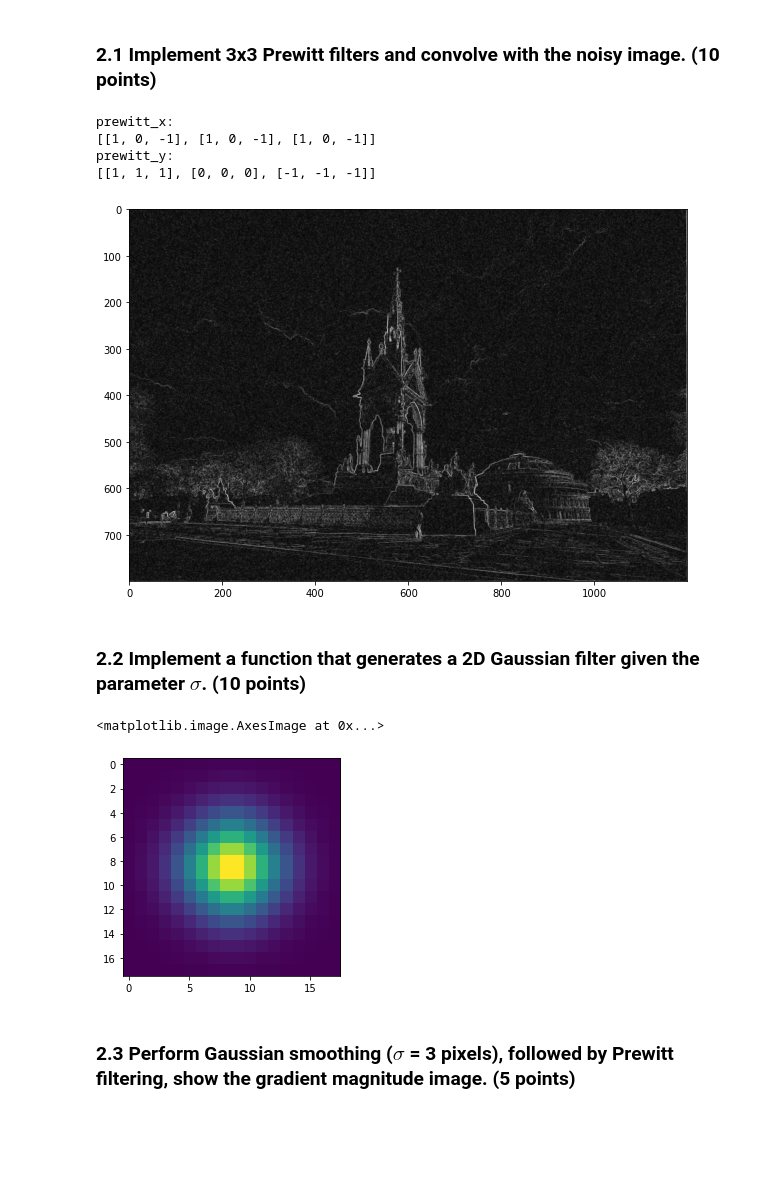
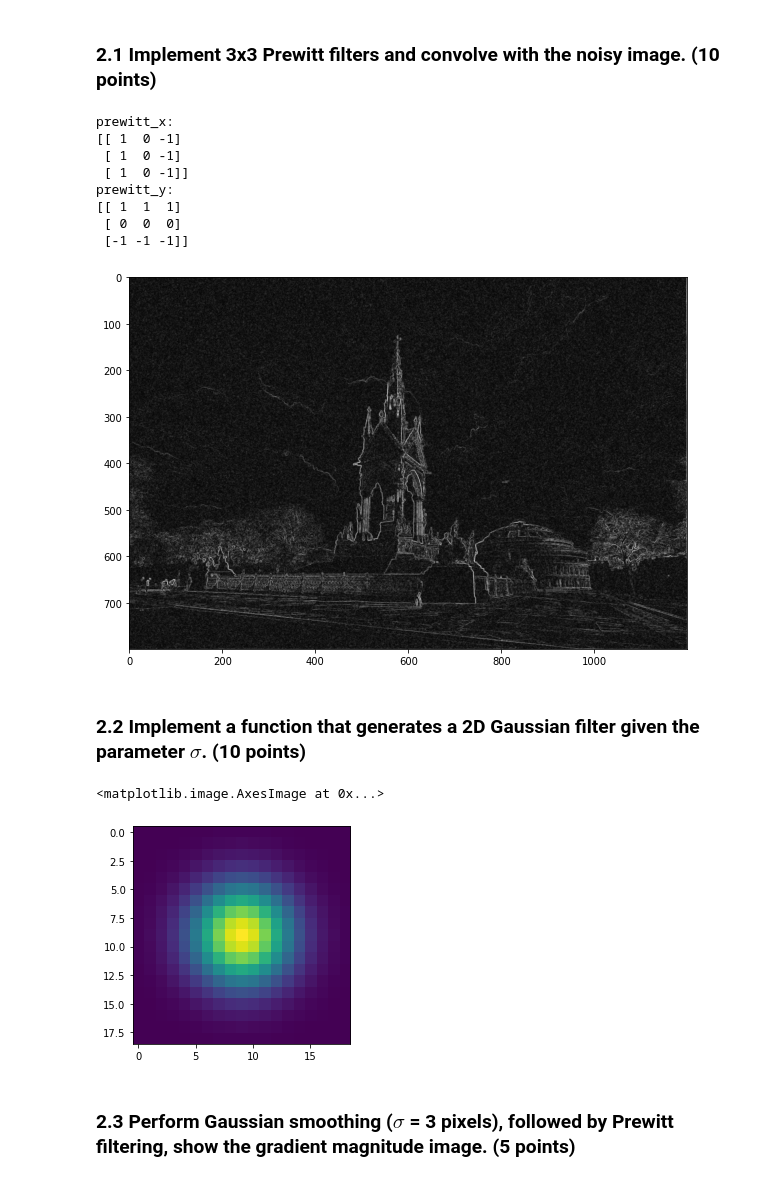
Before and after one commit to xw2519/Computer_Vision, a Jupyter notebook: Coursework/coursework_01/coursework_01.ipynb, the cells around one changed output. Drawn from its saved outputs; the diff is of its cells as text; code cells hidden in the pictures; blank space fills up the shorter version.

```diff
--- a/Coursework/coursework_01/coursework_01.ipynb
+++ b/Coursework/coursework_01/coursework_01.ipynb
@@ -79,7 +79,7 @@ Filter h:
 ### 1.2 Filter the noisy image with a 11x11 moving average filter. (5 points)
 # %%
 # Design the filter h
-h = [[1/11 for _ in range(11)] for _ in range(11)]
+h = np.ones((11, 11))/121
 
 # Convolve the corrupted image with h using scipy.signal.convolve2d function
 image_filtered = scipy.signal.convolve2d(image_noisy, h)
@@ -111,12 +126,12 @@ Perform edge detection using Prewitt filtering, as well as Gaussian + Prewitt fi
 ### 2.1 Implement 3x3 Prewitt filters and convolve with the noisy image. (10 points)
 # %%
 # Design the Prewitt filters
-prewitt_x = [[1, 0, -1],
-             [1, 0, -1],
-             [1, 0, -1]]
-prewitt_y = [[1, 1, 1],
-             [0, 0, 0],
-             [-1, -1, -1]]
+prewitt_x = np.array([[1, 0, -1],
+                      [1, 0, -1],
+                      [1, 0, -1]])
+prewitt_y = np.array([[1, 1, 1],
+                      [0, 0, 0],
+                      [-1, -1, -1]])
 
 # Prewitt filtering
 # 'mode': A string indicating the size of the output
@@ -138,38 +153,48 @@ plt.imshow(grad_mag, cmap='gray')
 plt.gcf().set_size_inches(10, 8)
 # %% [output]
 prewitt_x:
-[[1, 0, -1], [1, 0, -1], [1, 0, -1]]
+[[ 1  0 -1]
+ [ 1  0 -1]
+ [ 1  0 -1]]
 prewitt_y:
-[[1, 1, 1], [0, 0, 0], [-1, -1, -1]]
+[[ 1  1  1]
+ [ 0  0  0]
+ [-1 -1 -1]]
 [figure]
 # %% [markdown]
 ### 2.2 Implement a function that generates a 2D Gaussian filter given the parameter $\sigma$. (10 points)
 # %%
 # Design the Gaussian filter
 def gaussian_filter_2d(sigma):
     # sigma: the parameter sigma in the Gaussian kernel (unit: pixel)
     #
     # return: a 2D array for the Gaussian kernel
     # k as 3 or 4
 
     k = 3
-    l = k*sigma
-    y = np.array([i*np.ones((l,)) for i in range(1, l+1)])
-    x = y.T
 
-    h_quadrant = np.exp(-(x**2+y**2)/(2*sigma**2))/(2*np.pi*sigma**2)
-    h_half = np.concatenate(np.flip(h_quadrant), np.flip(h_quadrant, axis=1))
-    h = np.concatenate((h_half, np.flip(h_half)), axis=1)
+    radius = int((k * sigma))
+    size = 2 * radius + 1
+    h = []
+
+    for i in range(size):
+        h.append([])
+        for j in range(size):
+            num = math.exp((-(i - radius) ** 2 - (j - radius) ** 2) / (2 * sigma ** 2))
+            den = 2 * math.pi * sigma ** 2
+            h[i].append(num / den)
+
     return h
 
 # Visualise the Gaussian filter when sigma = 3 pixel (provided)
 sigma = 3
 
 h = gaussian_filter_2d(sigma)
+
 plt.imshow(h)
 # %% [output]
 <matplotlib.image.AxesImage at 0x...>
-[figure, old version]
+[figure, new version]
 # %% [markdown]
 ### 2.3 Perform Gaussian smoothing ($\sigma$ = 3 pixels), followed by Prewitt filtering, show the gradient magnitude image. (5 points)
 # %%
```
Also changed, not shown: parts of 10 cells of this notebook, 26 other files.
